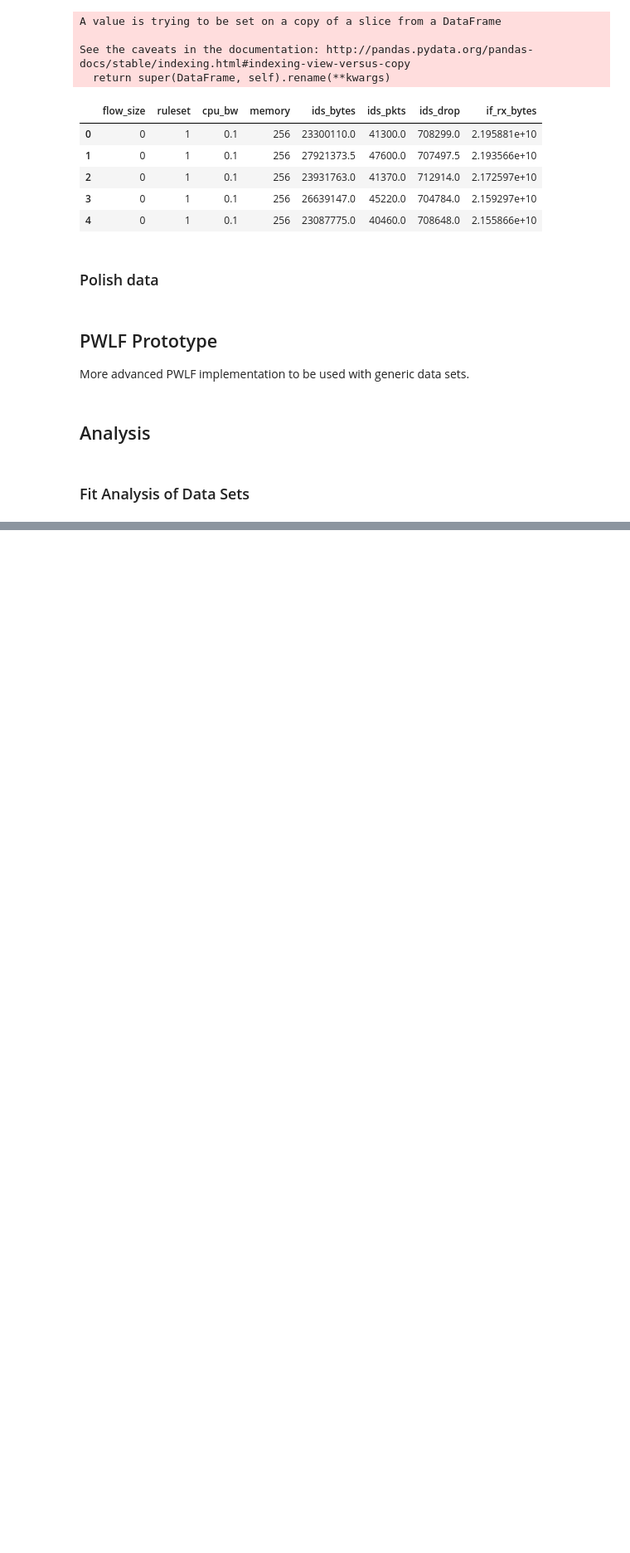
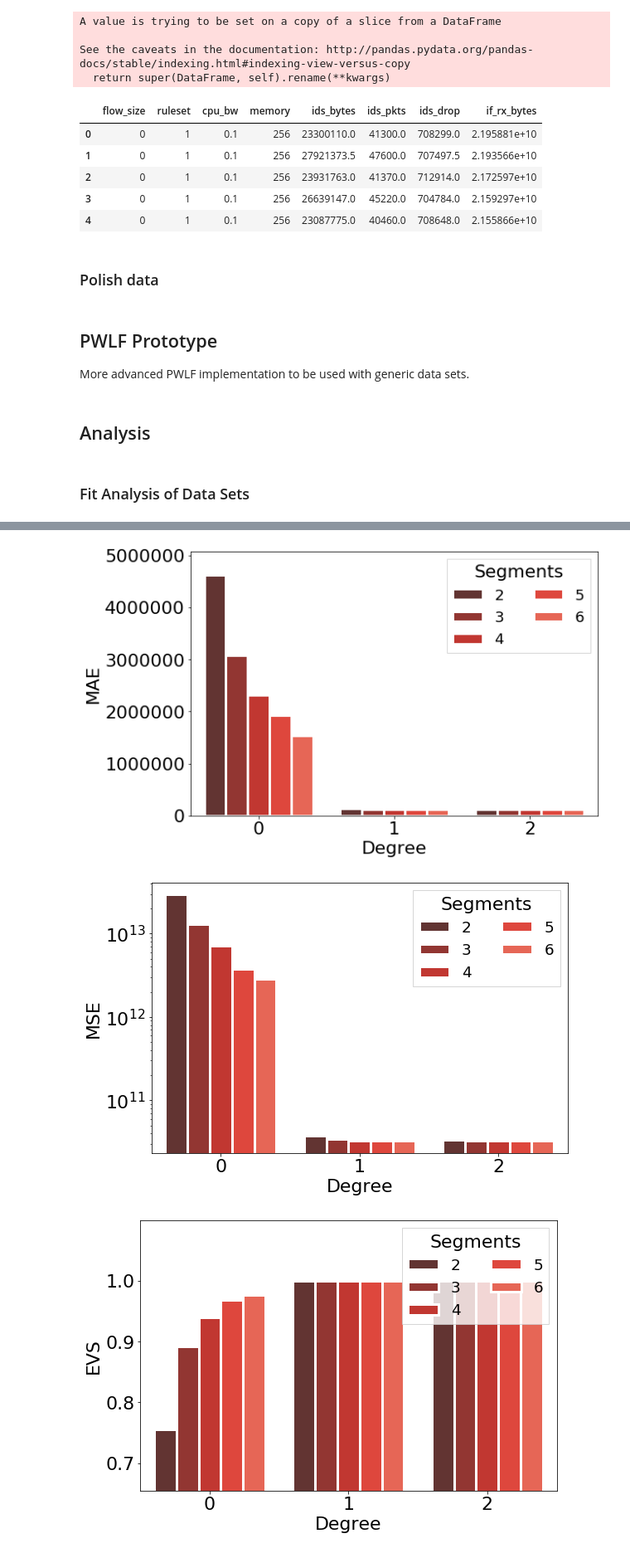
Before and after one commit to sndzoo/analysis, a Jupyter notebook: pwl_approx_analysis-basic.ipynb, the cells around one changed output, grey strips where cells are left out. Shown at 83% size. Saved outputs shown, nothing was run; the diff lists cells and outputs as text; code cells hidden in the pictures; blank space fills up the shorter version.

```diff
--- a/pwl_approx_analysis-basic.ipynb
+++ b/pwl_approx_analysis-basic.ipynb
@@ -504,5 +595,6 @@ PWLF fit: label=5, nseg=5, R^2=0.9964027423336229
 # %%
 d = select(dfs[2].copy(), {"flow_size": 0, "ruleset": 0, "memory": 256})
-analyse_fits(d, "cpu_bw", "ids_pkts", name="ds-sec03", x_label="CPU bandwidth [%]", y_label="no. processed packets")
+df_err = analyse_fits(d, "cpu_bw", "ids_pkts", name="ds-sec03", x_label="CPU bandwidth [%]", y_label="no. processed packets")
+df_err
 # %% [output]
 PWLF degree=0
@@ -525,0 +637,6 @@ PWLF fit: label=5, nseg=5, R^2=0.9997264681130373
+# %%
+analyse_errors(df_err)
+# %% [output]
+[figure, added]
+[figure, added]
+[figure, added]
```
Also changed, not shown: parts of 11 cells of this notebook, 21 other files.
